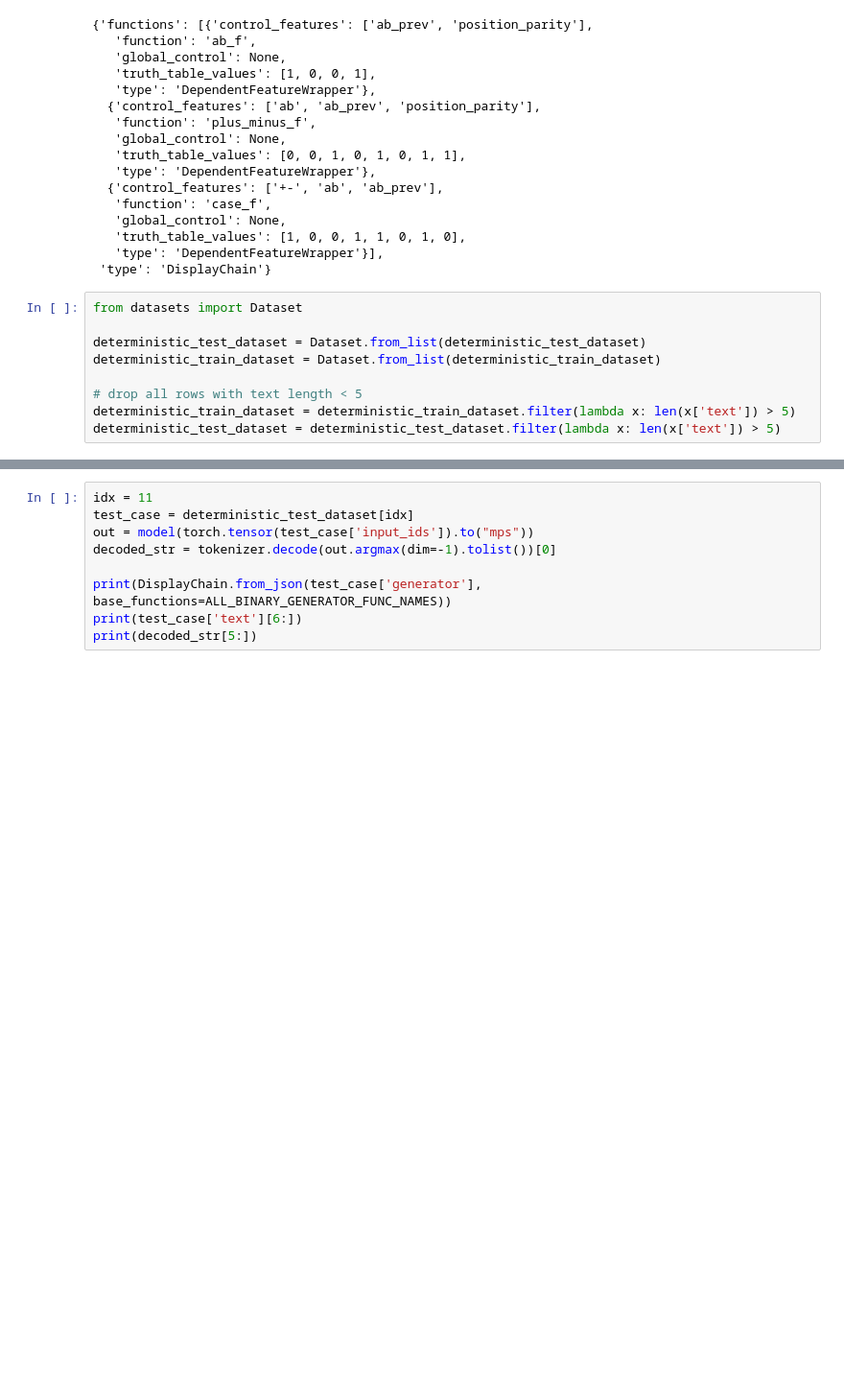
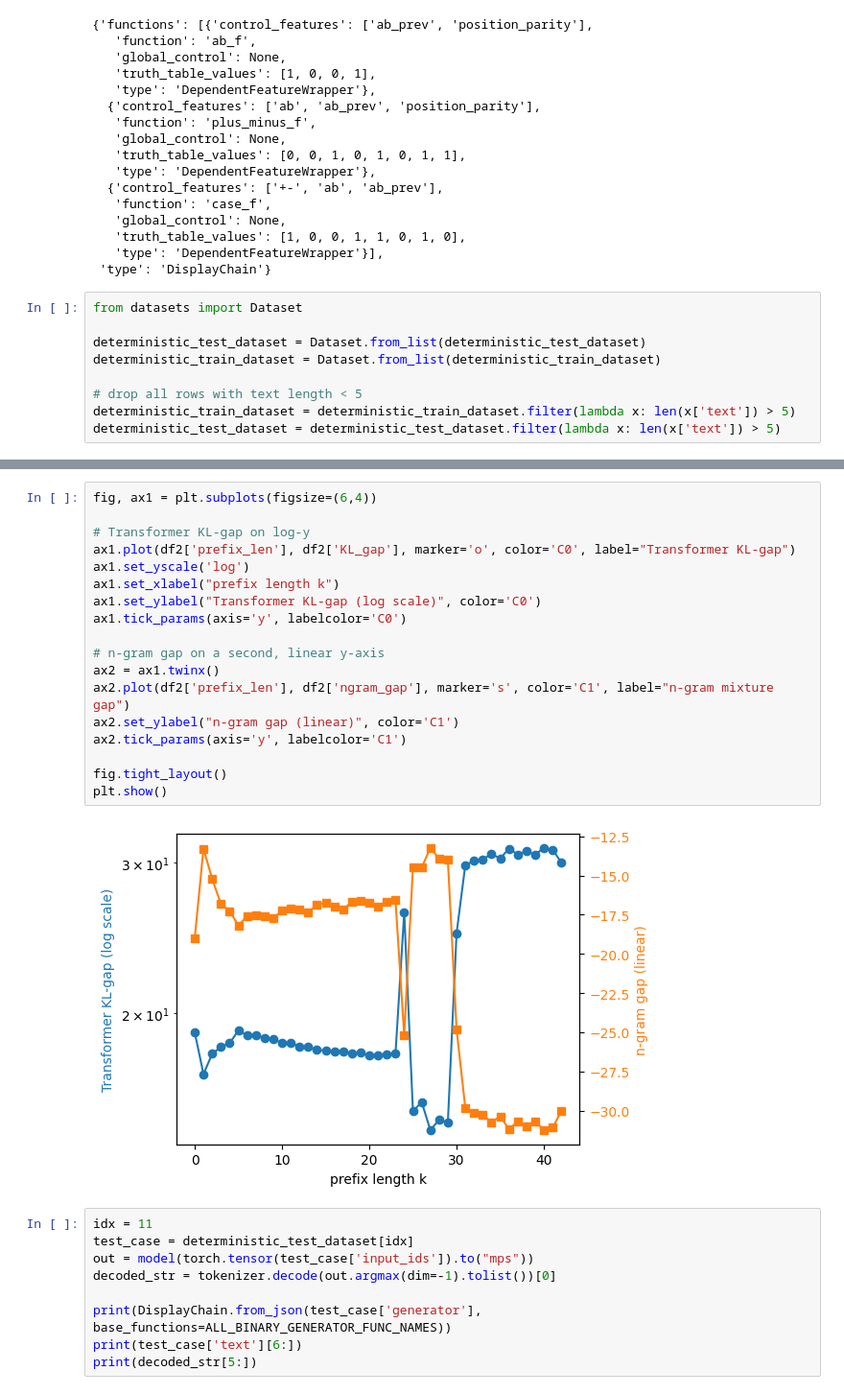
Before and after one commit to culpritgene/GeoMechInterp, a Jupyter notebook: projects/causal_patterns/mygpt_analysis.ipynb, the cells around one changed output, grey strips where cells are left out. Shown at 96% size. Saved outputs shown, nothing was run; the diff lists cells and outputs as text; blank space fills up the shorter version.

```diff
--- a/experiments/mygpt_analysis.ipynb
+++ b/projects/causal_patterns/mygpt_analysis.ipynb
@@ -144,3 +463,23 @@ deterministic_test_dataset = deterministic_test_dataset.filter(lambda x: len(x['
+# %%
+fig, ax1 = plt.subplots(figsize=(6,4))
+
+# Transformer KL-gap on log-y
+ax1.plot(df2['prefix_len'], df2['KL_gap'], marker='o', color='C0', label="Transformer KL-gap")
+ax1.set_yscale('log')
+ax1.set_xlabel("prefix length k")
+ax1.set_ylabel("Transformer KL-gap (log scale)", color='C0')
+ax1.tick_params(axis='y', labelcolor='C0')
+
+# n-gram gap on a second, linear y-axis
+ax2 = ax1.twinx()
+ax2.plot(df2['prefix_len'], df2['ngram_gap'], marker='s', color='C1', label="n-gram mixture gap")
+ax2.set_ylabel("n-gram gap (linear)", color='C1')
+ax2.tick_params(axis='y', labelcolor='C1')
+
+fig.tight_layout()
+plt.show()
+# %% [output]
+[figure, added]
 # %%
 idx = 11
 test_case = deterministic_test_dataset[idx]
```
Also changed, not shown: parts of 36 cells of this notebook, 35 other files.
